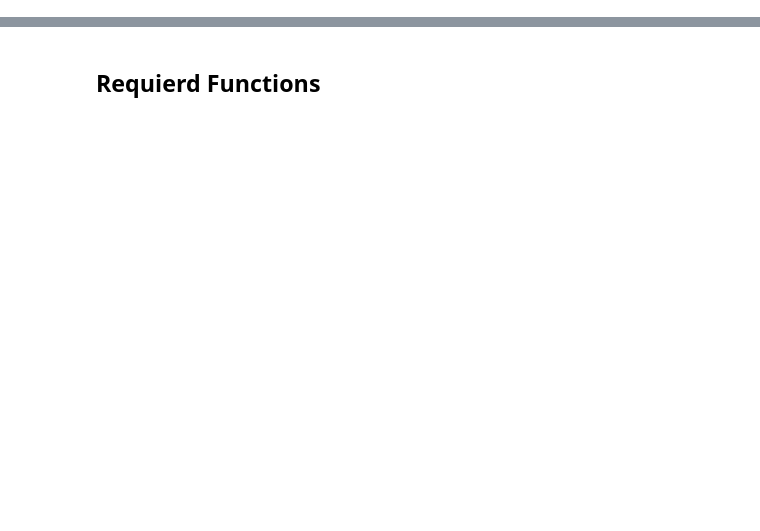
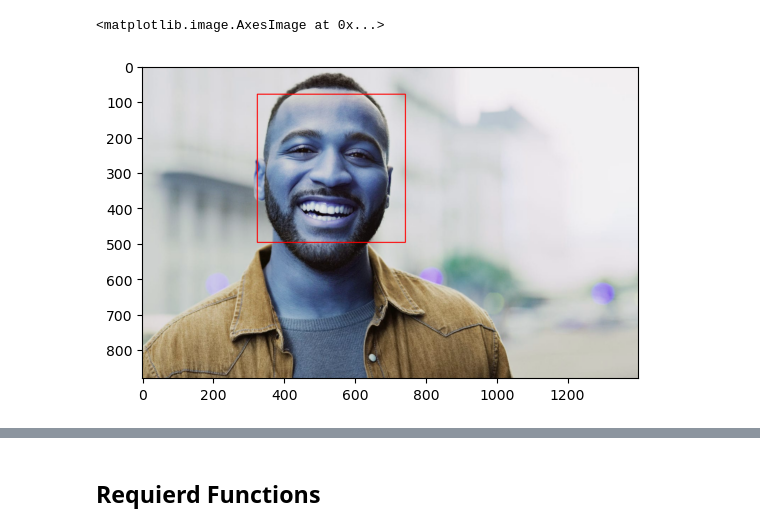
Before and after one commit to RobinRosculete/Happy_Sad_Detection, a Jupyter notebook: Model/Face Detection Model.ipynb, the cells around one changed output, grey strips where cells are left out. Cells and saved outputs as stored; diff of their text form; code cells hidden in the pictures; blank space fills up the shorter version.

```diff
--- a/Model/Face Detection Model.ipynb
+++ b/Model/Face Detection Model.ipynb
@@ -22,0 +77,5 @@ eye_cascade = cv2.CascadeClassifier('./opncv/haarcascade_eye.xml')
+# %%
+plt.imshow(face_img)
+# %% [output]
+<matplotlib.image.AxesImage at 0x...>
+[figure, added]
```
Also changed, not shown: parts of 34 cells of this notebook, 22 other files.
